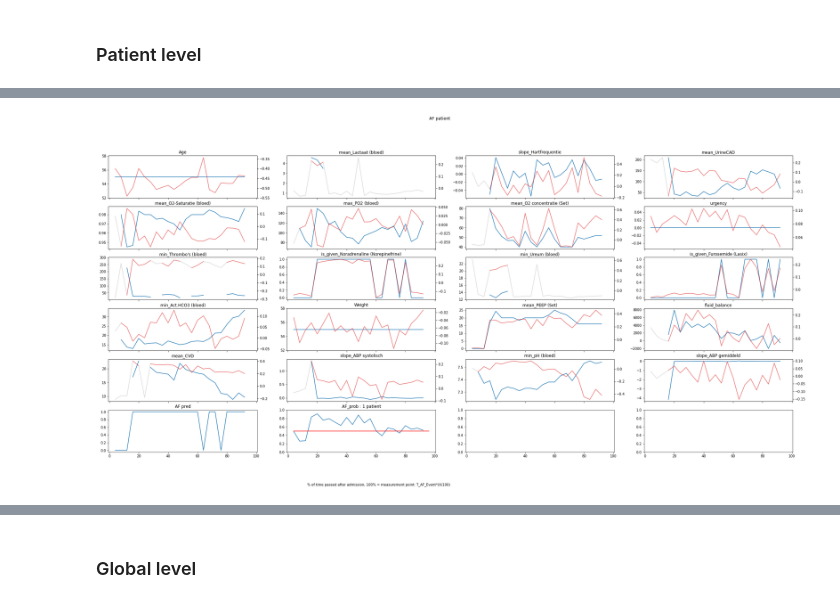
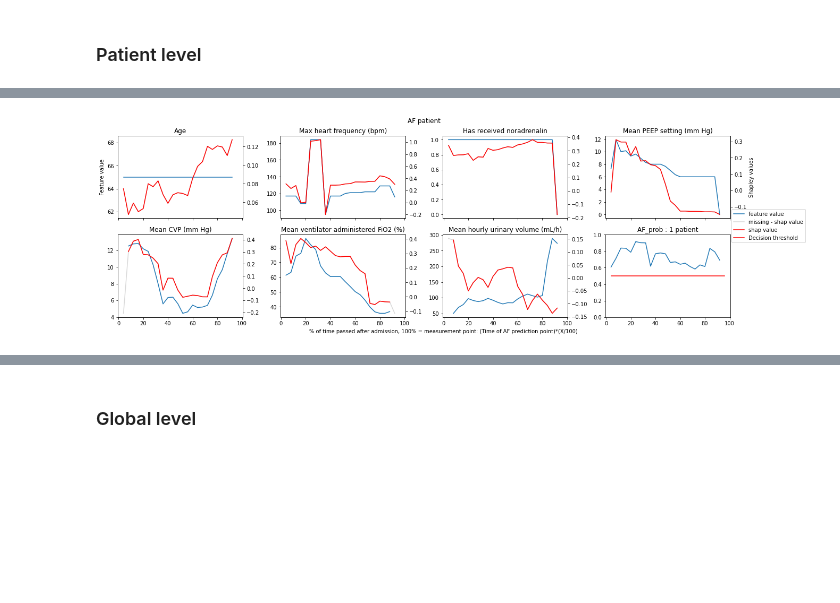
Before and after one commit to predict-idlab/atrial_fibrillation_prediction, a Jupyter notebook: notebooks/amsterdam_training_validation.ipynb, the cells around one changed output, grey strips where cells are left out. Saved outputs shown, nothing was run; the diff lists cells and outputs as text; code cells hidden in the pictures; blank space fills up the shorter version.

```diff
--- a/notebooks/amsterdam_training_validation.ipynb
+++ b/notebooks/amsterdam_training_validation.ipynb
@@ -131,0 +213,7 @@ test_AF_dataset = AF_NOW[AF_NOW.patientid.isin(test_patientid)]
+# %%
+AF_dataset.loc[AF_dataset.Age==65,'Age'] = 69
+AF_dataset.loc[AF_dataset.Age==35,'Age'] = 39
+AF_dataset.loc[AF_dataset.Age==45,'Age'] = 49
+AF_dataset.loc[AF_dataset.Age==55,'Age'] = 59
+AF_dataset.loc[AF_dataset.Age==79,'Age'] = 79
+AF_dataset.loc[AF_dataset.Age==85,'Age'] = 80
@@ -139,11 +241,6 @@ X_train_or = train_AF_dataset[train_AF_dataset.columns.drop(drop_columns)]
 X_test_or = test_AF_dataset[test_AF_dataset.columns.drop(drop_columns)]
 y_train = train_AF_dataset.AF
 y_test = test_AF_dataset.AF
-# %%
-X_train_or = train_AF_dataset[(train_AF_dataset.AF==1)|((train_AF_dataset.AF_orig==0)&(train_AF_dataset.AF==0))][train_AF_dataset.columns.drop(drop_columns)]
-X_test_or = test_AF_dataset[(test_AF_dataset.AF==1)|((test_AF_dataset.AF_orig==0)&(test_AF_dataset.AF==0))][test_AF_dataset.columns.drop(drop_columns)]
-y_train = train_AF_dataset[(train_AF_dataset.AF==1)|((train_AF_dataset.AF_orig==0)&(train_AF_dataset.AF==0))].AF
-y_test = test_AF_dataset[(test_AF_dataset.AF==1)|((test_AF_dataset.AF_orig==0)&(test_AF_dataset.AF==0))].AF
 # %% [markdown]
 ### Cross-Validation
 # %%
@@ -837,13 +826,13 @@ AF_class_balance = [y_train.sum()/len(y_train), 1-y_train.sum()/len(y_train)]
 
 if one_half_hour_model:
     CB_AF = CatBoostClassifier(
-        verbose=100, iterations=300, l2_leaf_reg=6, class_weights=AF_class_balance)
+        verbose=100, iterations=300, l2_leaf_reg=3, depth=3, class_weights=AF_class_balance)
 elif six_hour_model:
     CB_AF = CatBoostClassifier(
-        verbose=100, iterations=400, depth=5, l2_leaf_reg=2, class_weights=AF_class_balance)
+        verbose=100, iterations=400, depth=3, l2_leaf_reg=3, class_weights=AF_class_balance)
 else:
     CB_AF = CatBoostClassifier(
-        verbose=100, iterations=300, depth=4, l2_leaf_reg=2, class_weights=AF_class_balance)
+        verbose=100, iterations=300, depth=3, l2_leaf_reg=3, class_weights=AF_class_balance)
 
 
 CB_AF.fit(X_train, y_train, eval_set=(X_test, y_test))
@@ -1209,20 +1225,24 @@ else:
 
 random_state = 25
 
-test_AF_false_dataset = AF_dataset_false[AF_dataset_false.patientid.isin(test_patientid)]
-# patient_admissionid = test_AF_false_dataset.admissionid.sample(1,random_state=random_state).values[0]
-patient_admissionid = test_AF_false_dataset.admissionid.sample(1).values[0]
+test_AF_false_dataset = AF_dataset_false[AF_dataset_false.admissionid.isin(test_admissionid)|(AF_dataset_false.date_corresponds_to_AF_admid.isin(test_admissionid))]
+patient_admissionid = 10309 #test_AF_false_dataset.admissionid.sample(1).values[0]
 
 start_for_arange = 4 #if only_data_of_first_hours else 4
-end_for_arange = 96#201
+end_for_arange = 96 #201
 
 feat_change = {}
 shap_change = {}
-for feat in feature_columns:
+
+shap_values = explainer(X_test)
+shap_df = pd.DataFrame(data=np.transpose(np.vstack([np.mean(np.abs(shap_values.values),axis=0),X_test.columns.values])),columns=["shap_values","column_name"])
+rot_feature_columns = shap_df.sort_values("shap_values",ascending=False)["column_name"][:7].values
+
+for feat in rot_feature_columns:
     feat_change[feat]=np.array([])
     shap_change[feat]=np.array([])
 
-feat_change.update({"AF pred":np.array([]),"AF_prob":np.array([])})
+feat_change.update({"AF_prob":np.array([])})
 
 drop_plot = np.array([])
 
@@ -1247,8 +1267,6 @@ for min_time_difference_to_AF in np.arange(start_for_arange,end_for_arange,4):
             AF_dataset_false = pd.read_csv(data_string+"rot/AF_dataset_12_hours_risk_over_time_"+str(min_time_difference_to_AF)+"hours_after_adm.csv")
 
     AF_dataset_false["is_given_Magnesiumsulfaat (MgSO4)"]=0
-    # AF_dataset_false.loc[AF_dataset_false['mean_Magnesiumsulfaat (MgSO4)']>0,"is_given_Magnesiumsulfaat (MgSO4)"]=1
-    #AF_dataset_false["min_Magnesiumsulfaat (MgSO4)"] = AF_dataset_false["min_Magnesiumsulfaat (MgSO4)"].fillna(0)
     AF_dataset_false["is_given_Calcium Glubionaat (Calcium Sandoz)"]=0
     AF_dataset_false.loc[AF_dataset_false['mean_Calcium Glubionaat (Calcium Sandoz)']>0,"is_given_Calcium Glubionaat (Calcium Sandoz)"]=1
 
@@ -1264,61 +1282,77 @@ for min_time_difference_to_AF in np.arange(start_for_arange,end_for_arange,4):
 
     AF_dataset_false.loc[AF_dataset_false['mean_PEEP (Set)'].isna(),'mean_PEEP (Set)']=0
 
-    test_AF_false_dataset = AF_dataset_false[AF_dataset_false.patientid.isin(test_patientid)]
+    AF_dataset_false = AF_dataset_false.rename(columns=rename_dict)
 
-    shap_values = explainer(pd.concat([X_train,test_AF_false_dataset[test_AF_false_dataset.admissionid==patient_admissionid][feature_columns]]))
+
+    test_AF_false_dataset = AF_dataset_false[(AF_dataset_false.admissionid.isin(test_admissionid))|(AF_dataset_false.date_corresponds_to_AF_admid.isin(test_admissionid))]
+    test_AF_false_feature_df = test_AF_false_dataset[test_AF_false_dataset.admissionid==patient_admissionid][feature_columns]
+
+    shap_values = explainer(pd.concat([X_train,test_AF_false_feature_df]))
     patient_shap_values = shap_values.values[-1]
 
+    if patient_admissionid in test_AF_false_dataset.admissionid.values:
+        test_AF_false_feature_df = test_AF_false_dataset[test_AF_false_dataset.admissionid==patient_admissionid][feature_columns]
 
-    if patient_admissionid in test_AF_false_dataset.admissionid.values:
-        shap_idx = 0
         for key in feat_change.keys():
-            if key == "AF pred":
-                feat_change[key] = np.append(feat_change[key],CB_AF.predict(test_AF_false_dataset[test_AF_false_dataset.admissionid==patient_admissionid][feature_columns]))
-            elif key == "AF_prob":
-                feat_change[key] = np.append(feat_change[key],CB_AF.predict_proba(test_AF_false_dataset[test_AF_false_dataset.admissionid==patient_admissionid][feature_columns])[:,1])
+            if key == "AF_prob":
+                feat_change[key] = np.append(feat_change[key],CB_AF.predict_proba(test_AF_false_feature_df)[:,1])
             else:
-                shap_change[key] = np.append(shap_change[key],patient_shap_values[shap_idx])
+                # we need the index in the original feature column becuase the rot_Feature_column is shuffled
+                shap_change[key] = np.append(shap_change[key],patient_shap_values[list(feature_columns).index(key)])
                 feat_change[key] = np.append(feat_change[key],test_AF_false_dataset[test_AF_false_dataset.admissionid==patient_admissionid][key])
-            shap_idx += 1
+
     else:
         print("")
         print("ERROR admissionid not found in the dataset")
         drop_plot = np.append(drop_plot,np.int(min_time_difference_to_AF/4)-1)
 
-fig,axs = plt.subplots(int(np.ceil(len(feat_change)/4)),4,figsize=(36,16),sharex=True)
+fig,axs = plt.subplots(int(np.ceil(len(feat_change)/4)),4,figsize=(20,6),sharex=True)
+
+ax_blub_ar = np.array([])
 
 i = 0
 for key in feat_change.keys():
-    axs[int(i/4),i%4].plot(np.delete(np.arange(start_for_arange,end_for_arange,4),drop_plot.astype(int)),feat_change[key])
 
+    if int(i/4)==0 and i%4 == 0:
+        axs[int(i/4),i%4].set_ylabel("Feature value")
 
     if key == "AF_prob":
-        axs[int(i/4),i%4].plot([start_for_arange,end_for_arange],[0.5,0.5],color="red")
+        axs[int(i/4),i%4].plot(np.delete(np.arange(start_for_arange,end_for_arange,4),drop_plot.astype(int)),feat_change[key])
+        axs[int(i/4),i%4].plot([start_for_arange,end_for_arange],[0.5,0.5],color="red",label="Decision threshold")
         axs[int(i/4),i%4].set_title(key+ " : "+str(AF_dataset[AF_dataset.admissionid==patient_admissionid]["AF"].values[0])+" patient")
         axs[int(i/4),i%4].set_ylim([0,1])
-    elif key == "AF pred":
-        axs[int(i/4),i%4].set_title(key)
+
     else:
+        axs[int(i/4),i%4].plot(np.delete(np.arange(start_for_arange,end_for_arange,4),drop_plot.astype(int)),feat_change[key],label="feature value")
         ax_blub = axs[int(i/4),i%4].twinx()
         nan_shap_change = shap_change[key]*(feat_change[key]+0.00000001)/(feat_change[key]+0.00000001)
-        ax_blub.plot(np.delete(np.arange(start_for_arange,end_for_arange,4),drop_plot.astype(int)),shap_change[key],color="gray",alpha=0.3)
-        ax_blub.plot(np.delete(np.arange(start_for_arange,end_for_arange,4),drop_plot.astype(int)),nan_shap_change,color="red",alpha=0.5)
-        # ax_blub.set_ylim([-1,1])
+        ax_blub.plot(np.delete(np.arange(start_for_arange,end_for_arange,4),drop_plot.astype(int)),shap_change[key],color="gray",alpha=0.3,label="missing - shap value")
+        ax_blub.plot(np.delete(np.arange(start_for_arange,end_for_arange,4),drop_plot.astype(int)),nan_shap_change,color="red",label="shap value")
+        if i%4 == 3:
+            ax_blub.set_ylabel("Shapley values")
         axs[int(i/4),i%4].set_title(key)
+        ax_blub_ar = np.append(ax_blub_ar,ax_blub)
 
     i = i+1
 
 
 fig.suptitle("NO AF patient" if test_AF_false_dataset[test_AF_false_dataset.admissionid == patient_admissionid].AF_orig.values[0]==0 else "AF patient")
 
+handles, labels = [(a + b + c) for a, b, c in zip(axs[0,-1].get_legend_handles_labels(), ax_blub_ar[-1].get_legend_handles_labels(),axs[1,-1].get_legend_handles_labels())]
+
+fig.legend(handles, labels, loc='center right')
+
+plt.subplots_adjust(left=0.1,bottom=0.11,right=0.9,top=0.9,wspace=0.3,hspace=0.2)
+
 if use_X_percentage_after_admission:
-    fig.text(0.35, 0.04, "% of time passed after admission, 100% = measurement point: T_AF_Event*(X/100)")
+    fig.text(0.35, 0.04, "% of time passed after admission, 100% = measurement point: (Time of AF prediction point)*(X/100)")
 else:
     if use_X_hours_after_admission:
         fig.text(0.5, 0.04, "Hours after admission: X", ha='center')
     else:
-        fig.text(0.5, 0.04, "Hours subtracted from AF event: T_AF_Event-X", ha='center')
+        fig.text(0.5, 0.04, "Hours subtracted from AF event: Time of AF prediction point-X", ha='center')
 
-test_AF_false_dataset[test_AF_false_dataset.admissionid == patient_admissionid].AF_orig
+print(test_AF_false_dataset[test_AF_false_dataset.admissionid == patient_admissionid].AF_orig )
+print("admissionid = "+str(patient_admissionid))
 # %% [output]
@@ -1328 +1364 @@ Name: AF_orig, dtype: int64
-[figure, old version]
+[figure, new version]
```
Also changed, not shown: parts of 71 cells of this notebook, 22 other files.
